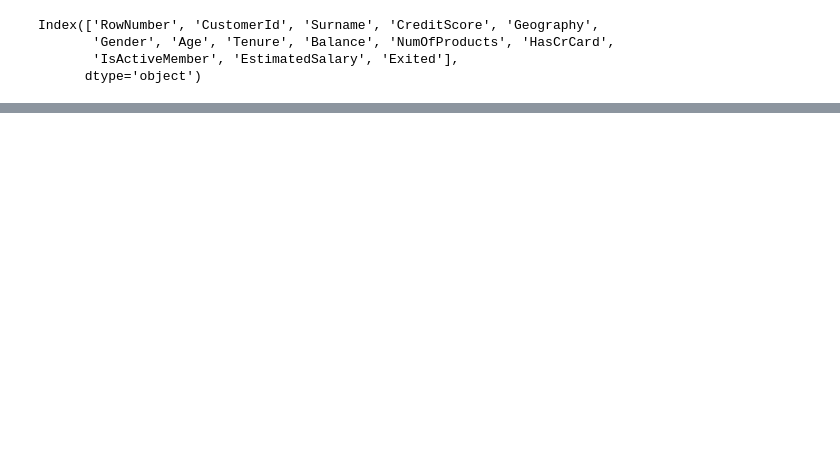
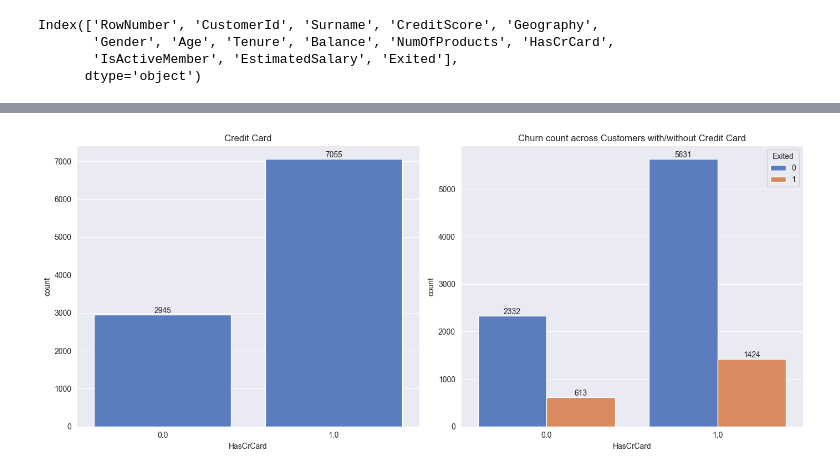
Before and after one commit to atharvadhumal03/Bank-Customer-Churn-Predictor-ML, a Jupyter notebook: JupyterNotebook.ipynb, the cells around one changed output, grey strips where cells are left out. Saved outputs shown, nothing was run; the diff lists cells and outputs as text; code cells hidden in the pictures; blank space fills up the shorter version.

```diff
--- a/JupyterNotebook.ipynb
+++ b/JupyterNotebook.ipynb
@@ -427,0 +471,18 @@ Name: count, dtype: int64
+# %%
+fig, axes = plt.subplots(1, 2, figsize=(14, 6))
+
+# First bar plot
+cp = sns.countplot(data=df, x='HasCrCard', ax=axes[0])
+cp.bar_label(cp.containers[0])
+axes[0].set_title('Credit Card')
+
+# Second bar plot
+cp = sns.countplot(data=df, x='HasCrCard', hue='Exited', ax=axes[1])
+cp.bar_label(cp.containers[0])
+cp.bar_label(cp.containers[1])
+axes[1].set_title('Churn count across Customers with/without Credit Card')
+
+plt.tight_layout()
+plt.show()
+# %% [output]
+[figure, added]
```
Also changed, not shown: parts of 12 cells of this notebook.
